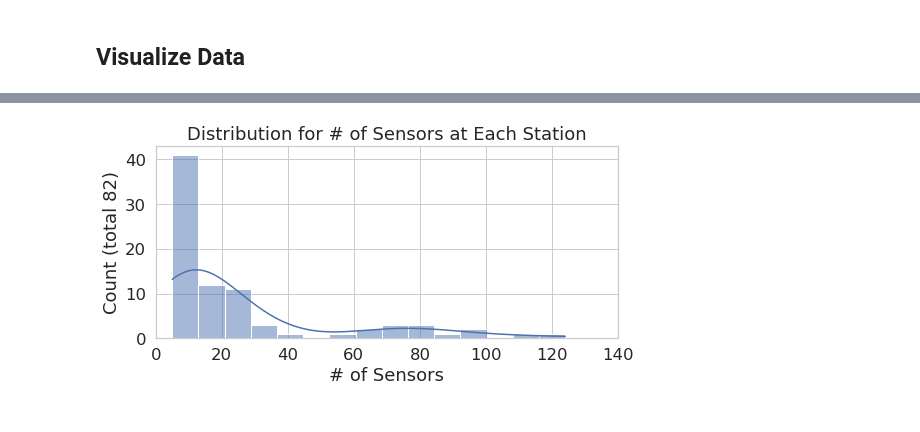
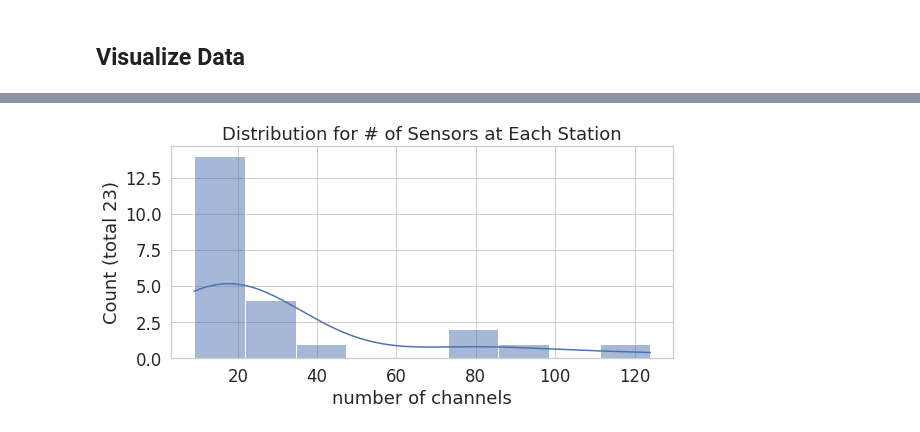
Before and after one commit to chrystalchern/mdof, a Jupyter notebook: studies/CESMDBridges.ipynb, the cells around one changed output, grey strips where cells are left out. Saved outputs shown, nothing was run; the diff lists cells and outputs as text; code cells hidden in the pictures.

```diff
--- a/studies/CESMDBridges.ipynb
+++ b/studies/CESMDBridges.ipynb
@@ -134,0 +48,17 @@ There are 3 stations which are missing in Metadata but are in Record Set
+# %%
+bridge_inventory = {
+    station['code']: {'name': station['name'],
+                      'longitude': station['longitude'],
+                      'latitude': station['latitude'],
+                      'number of channels': station['channels'],
+                      'number of events': len(station['events']),
+                      'max magnitude': max([event['mag'] for event in station['events']]),
+                      'max PGA': max([event['record']['pgav1'] for event in station['events'] if event['record']['pgav1'] is not None], default=0),
+                      'max PSA': max([event['record']['pga_str'] for event in station['events'] if event['record']['pga_str'] is not None], default=0),
+                      'min fault distance': min([event['record']['fault_dist'] for event in station['events'] if event['record']['fault_dist'] is not None], default=999),
+                      'min epicentral distance': min([event['record']['epidist'] for event in station['events'] if event['record']['epidist'] is not None], default=999)
+                      }
+                    for station in bridge_metadata['results']['stations']
+                    if len(station['events']) >= 5 and station['code'] not in ['24689','25749','57595','58657','68065','76741']
+}
+len(bridge_inventory)
@@ -134,0 +67,3 @@ There are 3 stations which are missing in Metadata but are in Record Set
+# %%
+bridge_table = pd.DataFrame(bridge_inventory).transpose()
+bridge_table
@@ -136,14 +89,8 @@ There are 3 stations which are missing in Metadata but are in Record Set
 ## Visualize Data
 # %%
 # Distribution for # of Events at Each Station
-plt.rc('font', family='Liberation Sans')
-# plt.rc('font', family='TH Sarabun New')
-plt.rcParams['font.size'] = 30
-fig, ax = plt.subplots(figsize = (8,4))
-plt.tight_layout()
-sns.histplot(raw_data['# of Events'], kde=True)
-# ax.yaxis.set_ticks(np.arange(0, 0.26, 0.05))
-plt.xlim(0,35)
-plt.ylabel(f'Count (total {raw_data.shape[0]})')
+fig, ax = plt.subplots(figsize = (8,4), constrained_layout=True)
+sns.histplot(bridge_table['number of events'], kde=True)
+plt.ylabel(f'Count (total {len(bridge_inventory)})')
 plt.title('Distribution for # of Events at Each Station');
 # %% [output]
@@ -175,13 +98,8 @@ simpleDescriptionEvents.head(25)
 # %%
 # Distribution for # of Sensors at Each Station
-plt.rc('font', family='Liberation Sans')
-plt.rcParams['font.size'] = 30
-fig, ax = plt.subplots(figsize = (8,4))
-plt.tight_layout()
-sns.histplot(raw_data['# of Sensors'], kde=True)
-# ax.yaxis.set_ticks(np.arange(0, 0.26, 0.05))
-plt.xlim(0,140)
-plt.ylabel(f'Count (total {raw_data.shape[0]})')
+fig, ax = plt.subplots(figsize = (8,4), constrained_layout=True)
+sns.histplot(bridge_table['number of channels'], kde=True)
+plt.ylabel(f'Count (total {len(bridge_inventory)})')
 plt.title('Distribution for # of Sensors at Each Station');
 # %% [output]
-[figure, old version]
+[figure, new version]
```
Also changed, not shown: parts of 29 cells of this notebook.
